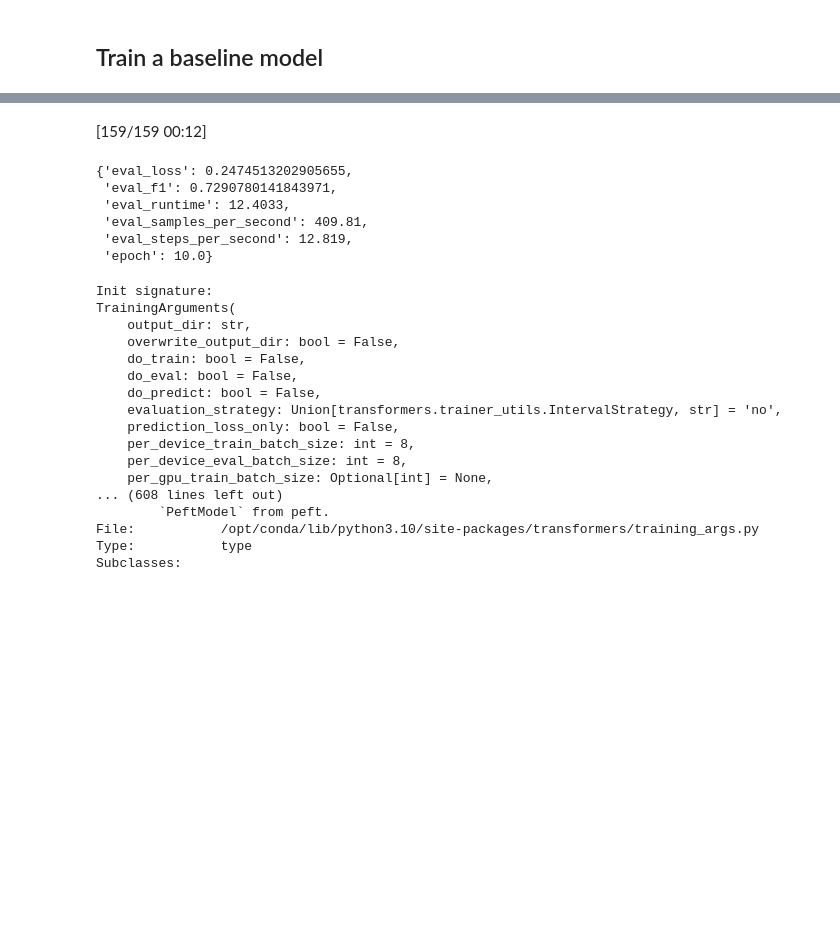
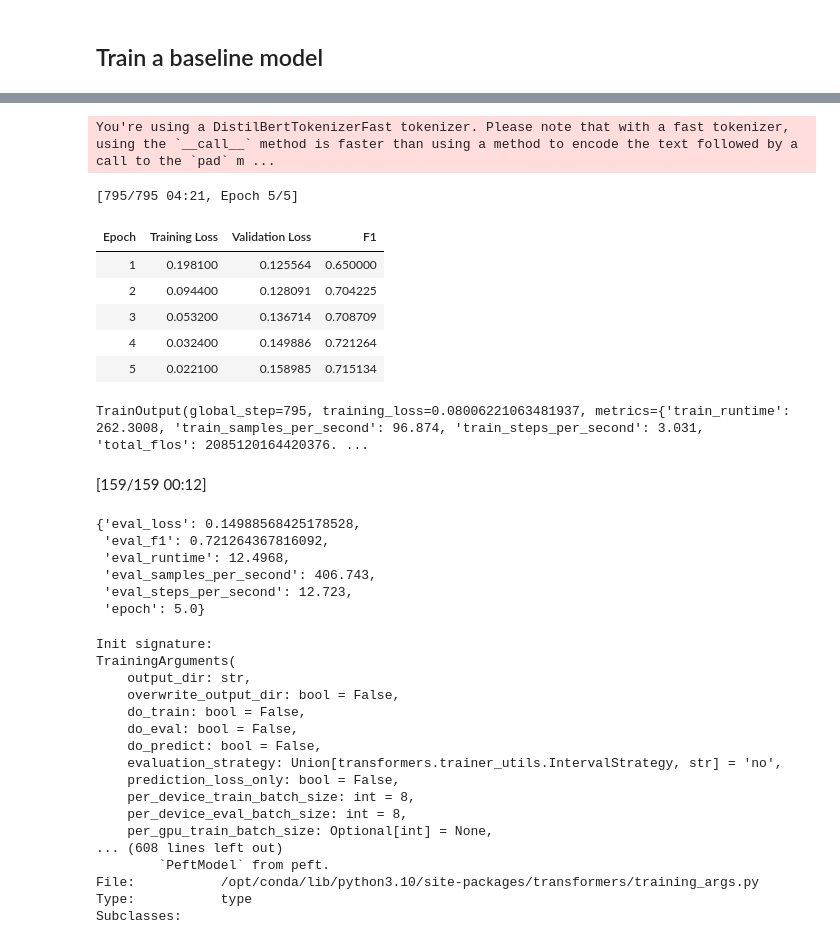
Before and after one commit to andrewrreed/hf-notebooks, a Jupyter notebook: data-cartography/data-cartography.ipynb, the cells around one changed output, grey strips where cells are left out. Drawn from its saved outputs; the diff is of its cells as text; code cells hidden in the pictures; blank space fills up the shorter version.

```diff
--- a/data-cartography/data-cartography.ipynb
+++ b/data-cartography/data-cartography.ipynb
@@ -160,40 +163,52 @@ def compute_metrics(eval_pred):
 # %%
 training_args = TrainingArguments(
     output_dir="toxicity_baseline",
     learning_rate=2e-5,
     per_device_train_batch_size=32,
     per_device_eval_batch_size=32,
-    num_train_epochs=3,
+    num_train_epochs=5,
     weight_decay=0.01,
     evaluation_strategy="epoch",
     save_strategy="epoch",
     logging_strategy="epoch",
     load_best_model_at_end=True,
     metric_for_best_model="f1",
     push_to_hub=False,
+    save_total_limit=3,
+    seed=42,
 )
 
 trainer = Trainer(
     model=model,
     args=training_args,
     train_dataset=tokenized_dataset["train"],
     eval_dataset=tokenized_dataset["test"],
     tokenizer=tokenizer,
     data_collator=data_collator,
     compute_metrics=compute_metrics,
 )
 
-# trainer.train()
+trainer.train()
+# %% [output]
+You're using a DistilBertTokenizerFast tokenizer. Please note that with a fast tokenizer, using the `__call__` method is faster than using a method to encode the text followed by a call to the `pad` m ...
+[795/795 04:21, Epoch 5/5]
+| Epoch | Training Loss | Validation Loss | F1 |
+| 1 | 0.198100 | 0.125564 | 0.650000 |
+| 2 | 0.094400 | 0.128091 | 0.704225 |
+| 3 | 0.053200 | 0.136714 | 0.708709 |
+| 4 | 0.032400 | 0.149886 | 0.721264 |
+| 5 | 0.022100 | 0.158985 | 0.715134 |
+TrainOutput(global_step=795, training_loss=0.08006221063481937, metrics={'train_runtime': 262.3008, 'train_samples_per_second': 96.874, 'train_steps_per_second': 3.031, 'total_flos': 2085120164420376. ...
 # %%
 trainer.evaluate(tokenized_dataset["test"])
 # %% [output]
 [159/159 00:12]
-{'eval_loss': 0.2474513202905655,
- 'eval_f1': 0.7290780141843971,
- 'eval_runtime': 12.4033,
- 'eval_samples_per_second': 409.81,
- 'eval_steps_per_second': 12.819,
- 'epoch': 10.0}
+{'eval_loss': 0.14988568425178528,
+ 'eval_f1': 0.721264367816092,
+ 'eval_runtime': 12.4968,
+ 'eval_samples_per_second': 406.743,
+ 'eval_steps_per_second': 12.723,
+ 'epoch': 5.0}
 # %%
 # trainer.model.save_pretrained("toxicity_baseline_model")
 # %%
```
Also changed, not shown: parts of 12 cells of this notebook.
